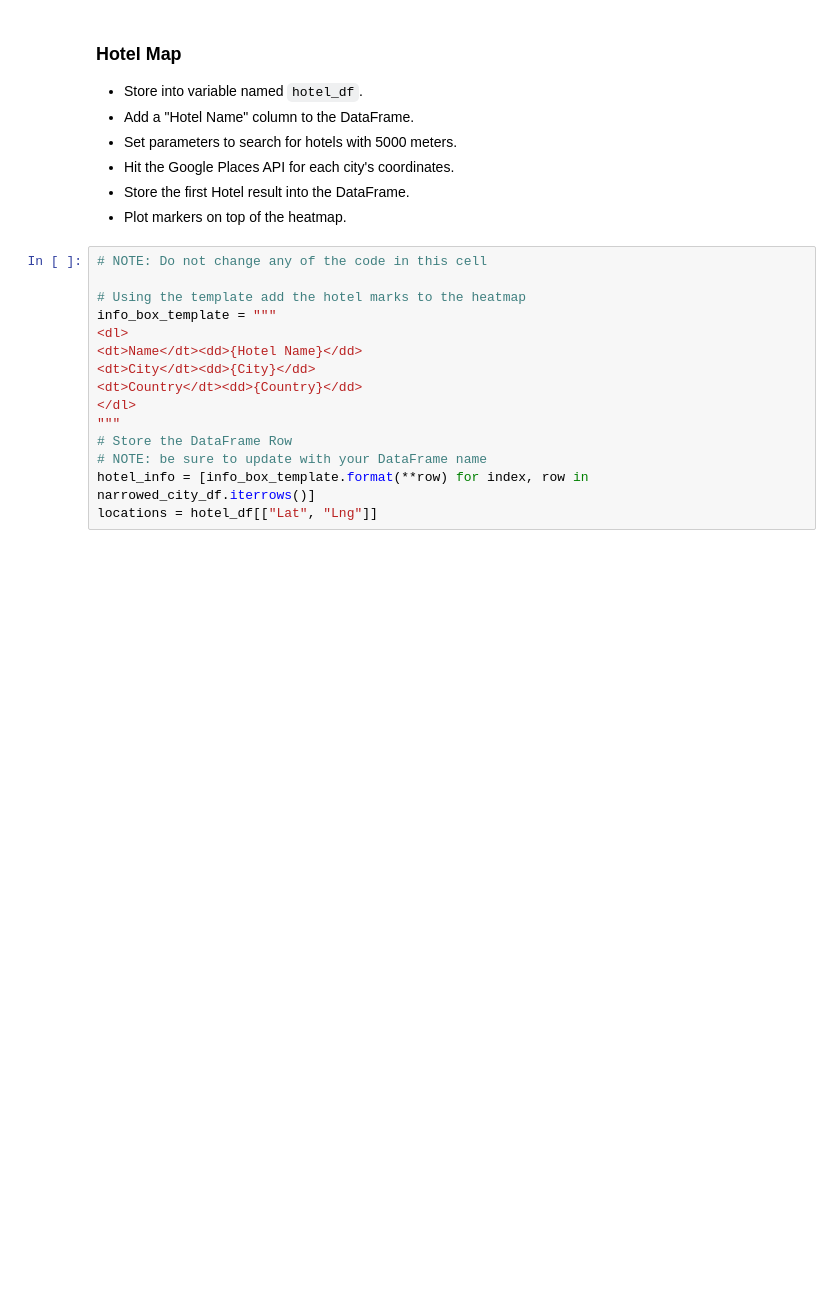
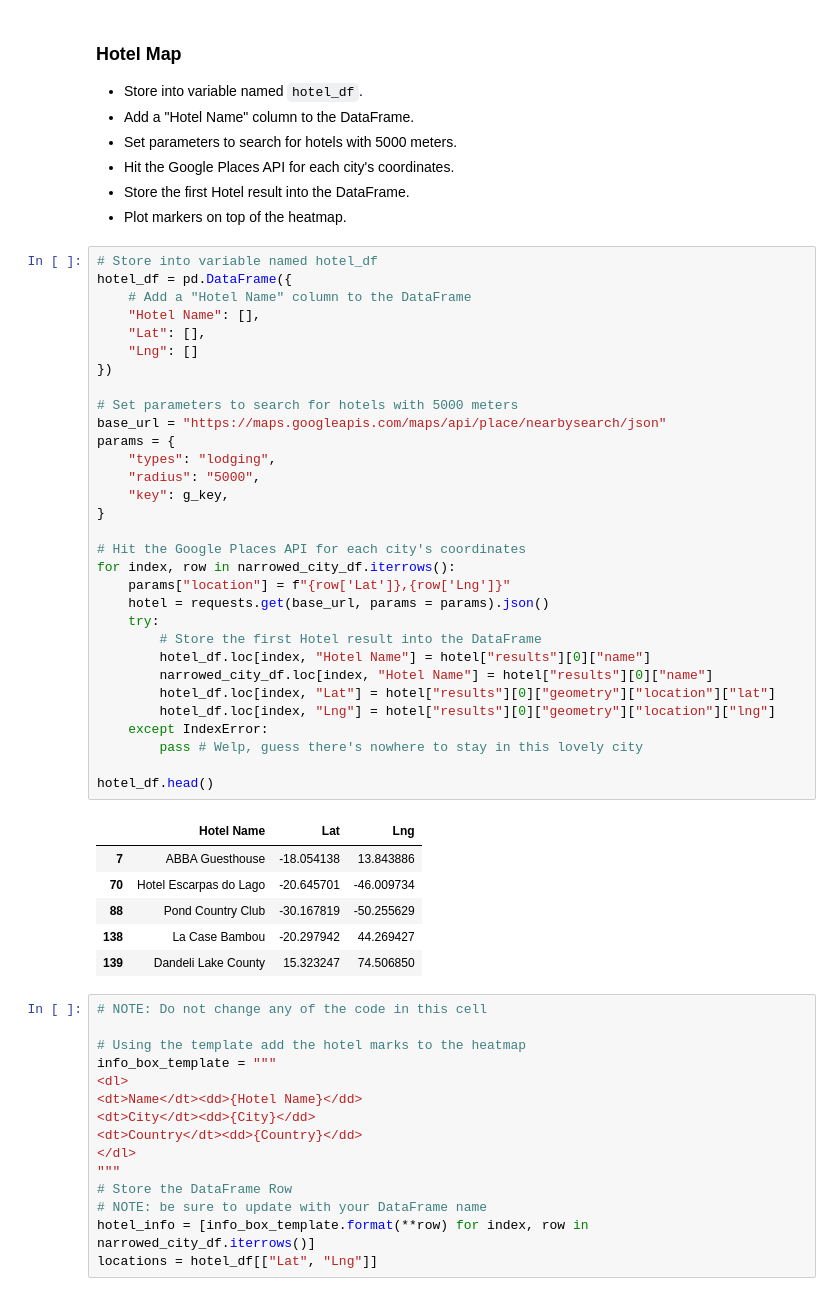
Before and after one commit to mcampo2/UMDABC, a Jupyter notebook: 06-Python-APIs/VacationPy.ipynb, the cells around one changed output. Drawn from its saved outputs; the diff is of its cells as text; blank space fills up the shorter version.

```diff
--- a/06-Python-APIs/VacationPy.ipynb
+++ b/06-Python-APIs/VacationPy.ipynb
@@ -35,6 +95,44 @@ from api_keys import g_key
 * Hit the Google Places API for each city's coordinates.
 * Store the first Hotel result into the DataFrame.
 * Plot markers on top of the heatmap.
+# %%
+# Store into variable named hotel_df
+hotel_df = pd.DataFrame({
+    # Add a "Hotel Name" column to the DataFrame
+    "Hotel Name": [],
+    "Lat": [],
+    "Lng": []
+})
+
+# Set parameters to search for hotels with 5000 meters
+base_url = "https://maps.googleapis.com/maps/api/place/nearbysearch/json"
+params = {
+    "types": "lodging",
+    "radius": "5000",
+    "key": g_key,
+}
+
+# Hit the Google Places API for each city's coordinates
+for index, row in narrowed_city_df.iterrows():
+    params["location"] = f"{row['Lat']},{row['Lng']}"
+    hotel = requests.get(base_url, params = params).json()
+    try:
+        # Store the first Hotel result into the DataFrame
+        hotel_df.loc[index, "Hotel Name"] = hotel["results"][0]["name"]
+        narrowed_city_df.loc[index, "Hotel Name"] = hotel["results"][0]["name"]
+        hotel_df.loc[index, "Lat"] = hotel["results"][0]["geometry"]["location"]["lat"]
+        hotel_df.loc[index, "Lng"] = hotel["results"][0]["geometry"]["location"]["lng"]
+    except IndexError:
+        pass # Welp, guess there's nowhere to stay in this lovely city
+
+hotel_df.head()
+# %% [output]
+|  | Hotel Name | Lat | Lng |
+| 7 | ABBA Guesthouse | -18.054138 | 13.843886 |
+| 70 | Hotel Escarpas do Lago | -20.645701 | -46.009734 |
+| 88 | Pond Country Club | -30.167819 | -50.255629 |
+| 138 | La Case Bambou | -20.297942 | 44.269427 |
+| 139 | Dandeli Lake County | 15.323247 | 74.506850 |
 # %%
 # NOTE: Do not change any of the code in this cell
 
```
Also changed, not shown: parts of 8 cells of this notebook, 55 other files.
